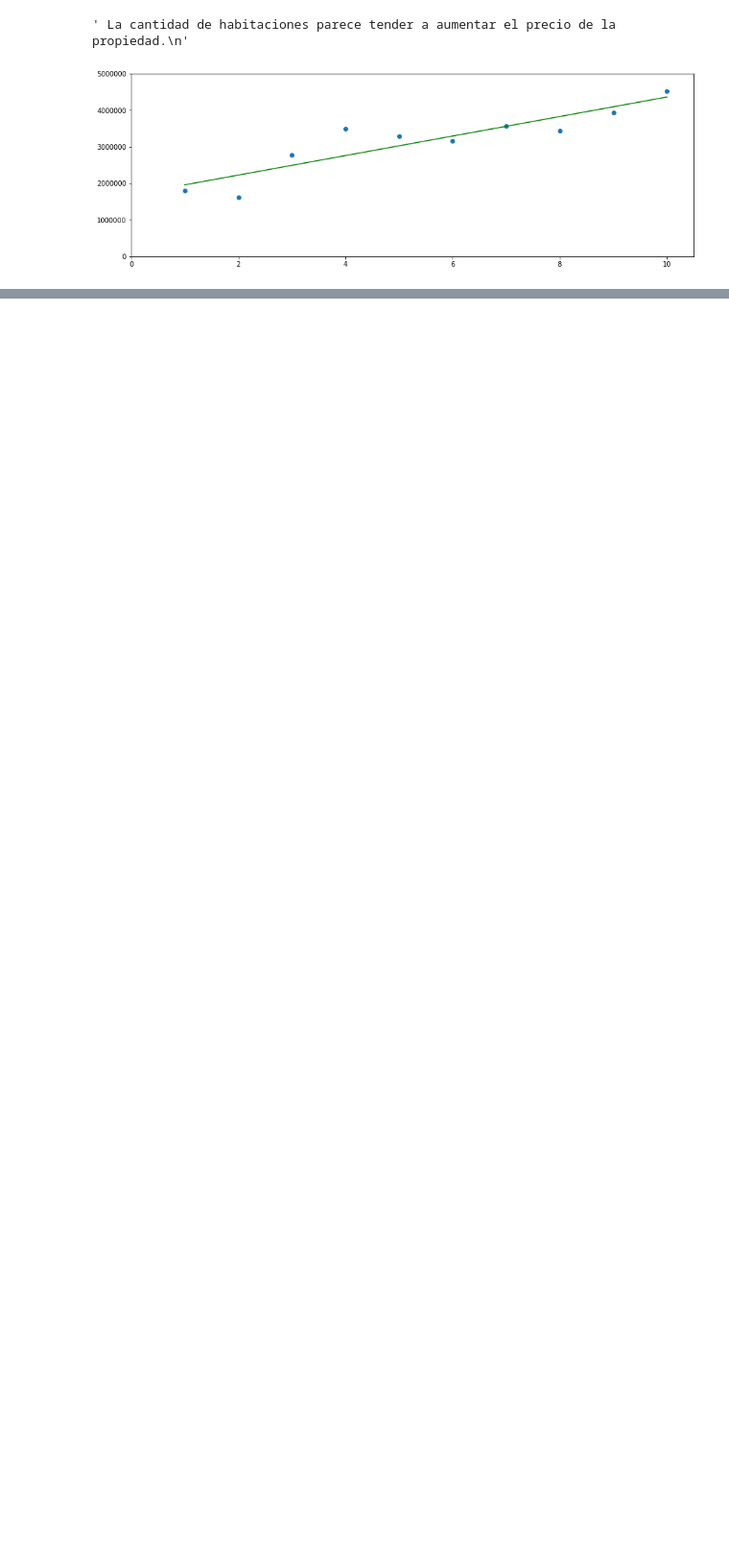
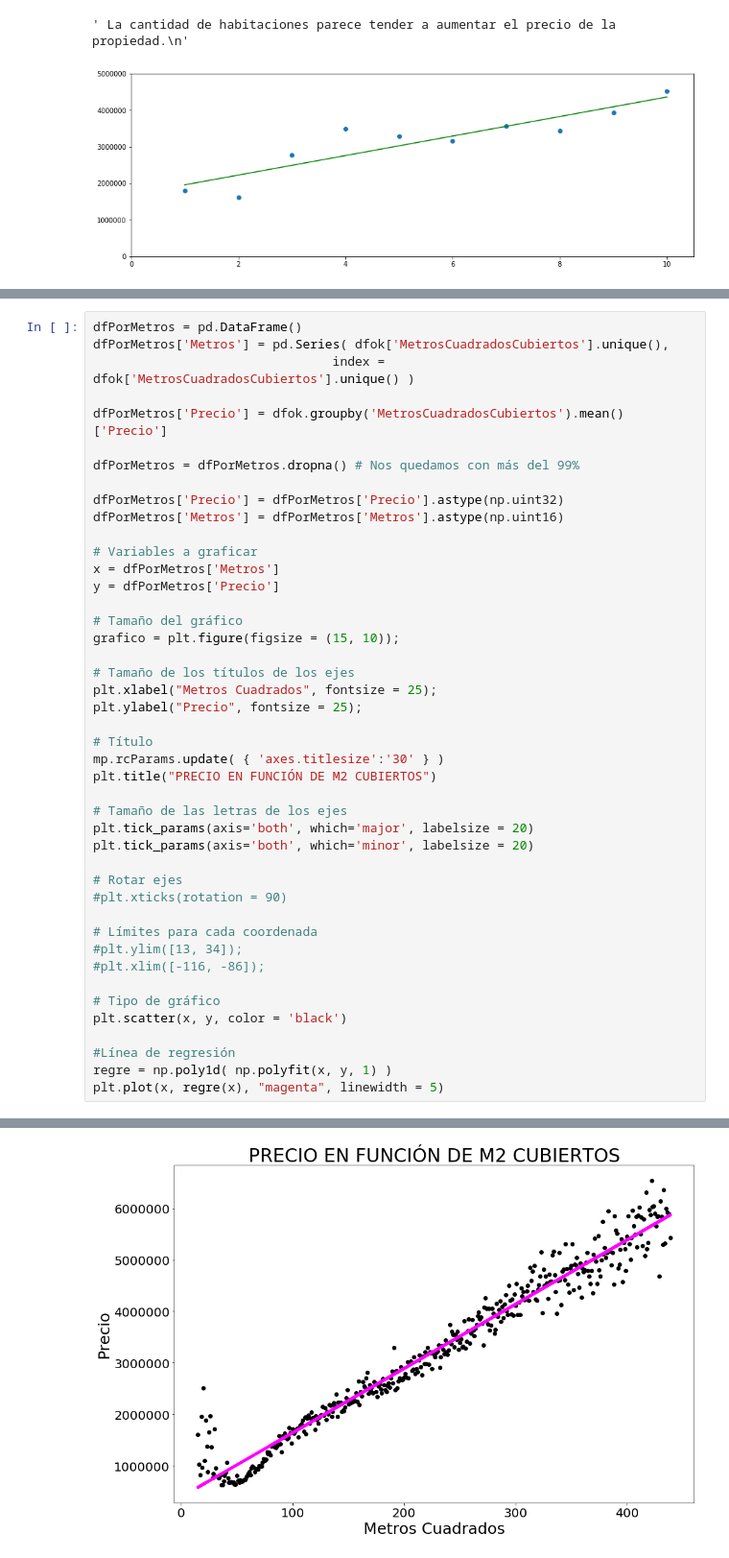
Before and after one commit to komod0/TPs-Org.Datos, a Jupyter notebook: tp1/Analisis de propiedades.ipynb, the cells around one changed output, grey strips where cells are left out. Shown at 96% size. Drawn from its saved outputs; the diff is of its cells as text; blank space fills up the shorter version.

```diff
--- a/tp1/Analisis de propiedades.ipynb
+++ b/tp1/Analisis de propiedades.ipynb
@@ -304,0 +427,45 @@ plt.scatter(x, y)
+# %%
+dfPorMetros = pd.DataFrame()
+dfPorMetros['Metros'] = pd.Series( dfok['MetrosCuadradosCubiertos'].unique(),
+                                index = dfok['MetrosCuadradosCubiertos'].unique() )
+
+dfPorMetros['Precio'] = dfok.groupby('MetrosCuadradosCubiertos').mean()['Precio']
+
+dfPorMetros = dfPorMetros.dropna() # Nos quedamos con más del 99%
+
+dfPorMetros['Precio'] = dfPorMetros['Precio'].astype(np.uint32)
+dfPorMetros['Metros'] = dfPorMetros['Metros'].astype(np.uint16)
+
+# Variables a graficar
+x = dfPorMetros['Metros']
+y = dfPorMetros['Precio']
+
+# Tamaño del gráfico
+grafico = plt.figure(figsize = (15, 10));
+
+# Tamaño de los títulos de los ejes
+plt.xlabel("Metros Cuadrados", fontsize = 25);
+plt.ylabel("Precio", fontsize = 25);
+
+# Título
+mp.rcParams.update( { 'axes.titlesize':'30' } )
+plt.title("PRECIO EN FUNCIÓN DE M2 CUBIERTOS")
+
+# Tamaño de las letras de los ejes
+plt.tick_params(axis='both', which='major', labelsize = 20)
+plt.tick_params(axis='both', which='minor', labelsize = 20)
+
+# Rotar ejes
+#plt.xticks(rotation = 90)
+
+# Límites para cada coordenada
+#plt.ylim([13, 34]);
+#plt.xlim([-116, -86]);
+
+# Tipo de gráfico
+plt.scatter(x, y, color = 'black')
+
+#Línea de regresión
+regre = np.poly1d( np.polyfit(x, y, 1) )
+plt.plot(x, regre(x), "magenta", linewidth = 5)
+# %% [output]
@@ -304,0 +473 @@ plt.scatter(x, y)
+[figure, added]
```
Also changed, not shown: parts of 19 cells of this notebook, 1 other file.
